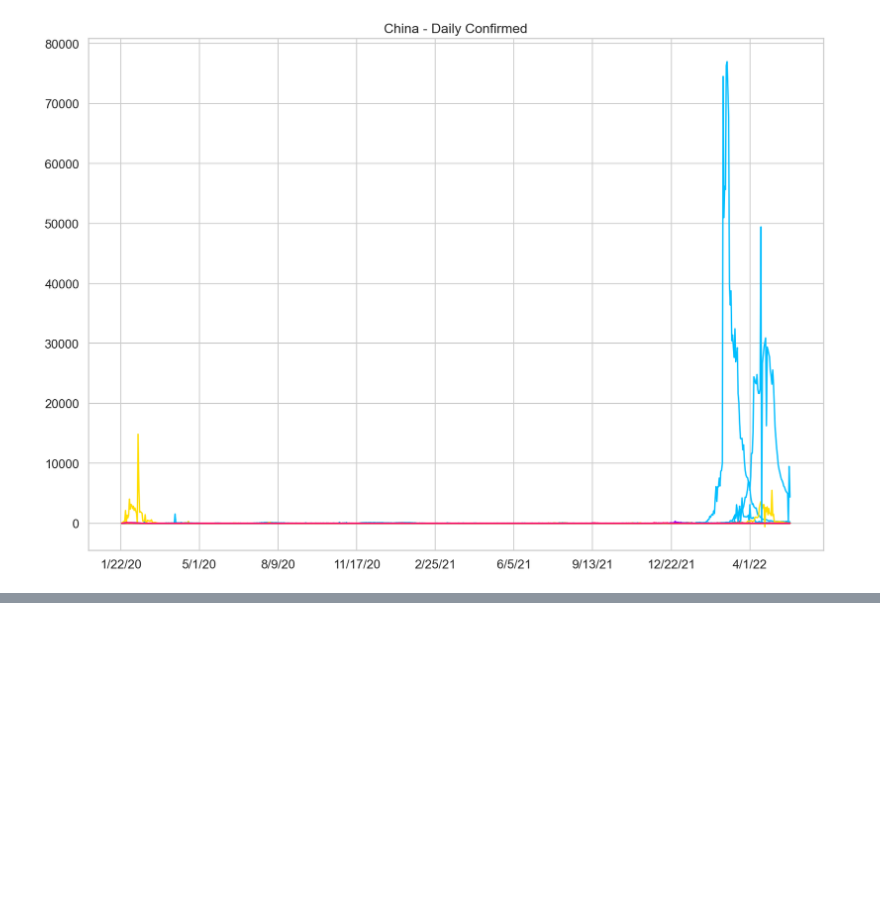
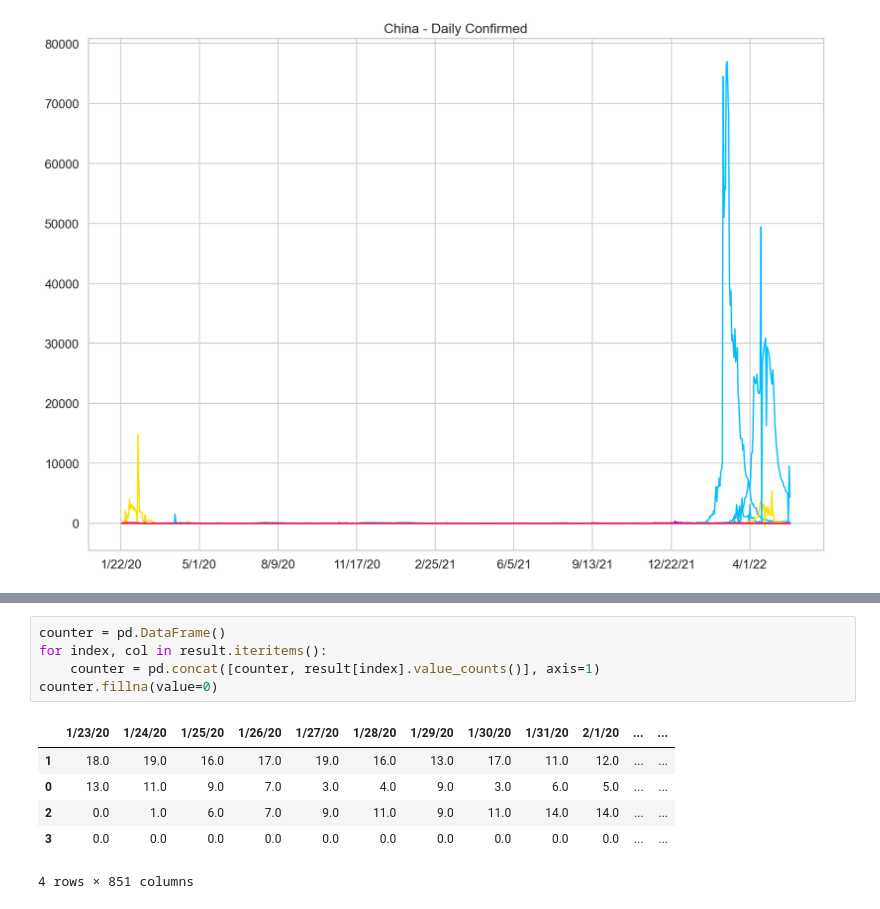
Before and after one commit to Carl-Rabbit/cs306-covid-19, a Jupyter notebook: src/train/risk-rank.ipynb, the cells around one changed output, grey strips where cells are left out. Drawn from its saved outputs; the diff is of its cells as text; blank space fills up the shorter version.

```diff
--- a/src/train/risk-rank.ipynb
+++ b/src/train/risk-rank.ipynb
@@ -69,0 +154,12 @@ plt.show()
+# %%
+counter = pd.DataFrame()
+for index, col in result.iteritems():
+    counter = pd.concat([counter, result[index].value_counts()], axis=1)
+counter.fillna(value=0)
+# %% [output]
+|  | 1/23/20 | 1/24/20 | 1/25/20 | 1/26/20 | 1/27/20 | 1/28/20 | 1/29/20 | 1/30/20 | 1/31/20 | 2/1/20 | ... | ... |
+| 1 | 18.0 | 19.0 | 16.0 | 17.0 | 19.0 | 16.0 | 13.0 | 17.0 | 11.0 | 12.0 | ... | ... |
+| 0 | 13.0 | 11.0 | 9.0 | 7.0 | 3.0 | 4.0 | 9.0 | 3.0 | 6.0 | 5.0 | ... | ... |
+| 2 | 0.0 | 1.0 | 6.0 | 7.0 | 9.0 | 11.0 | 9.0 | 11.0 | 14.0 | 14.0 | ... | ... |
+| 3 | 0.0 | 0.0 | 0.0 | 0.0 | 0.0 | 0.0 | 0.0 | 0.0 | 0.0 | 0.0 | ... | ... |
+4 rows × 851 columns
```
Also changed, not shown: parts of 4 cells of this notebook.
